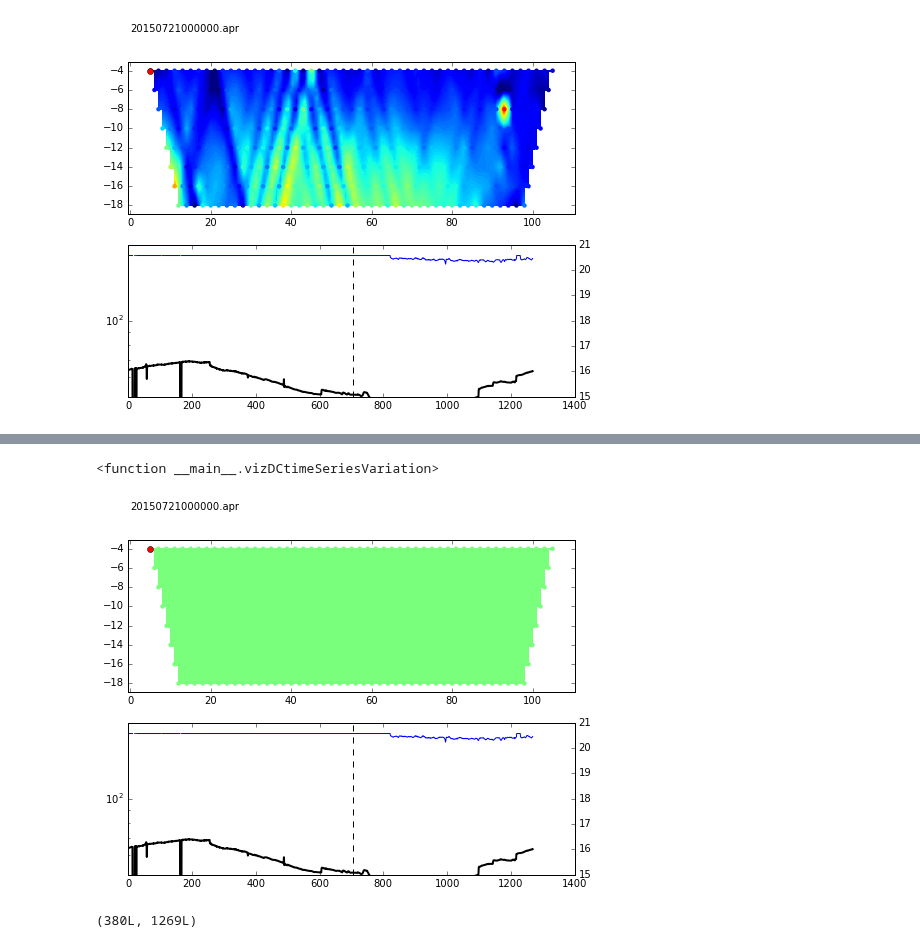
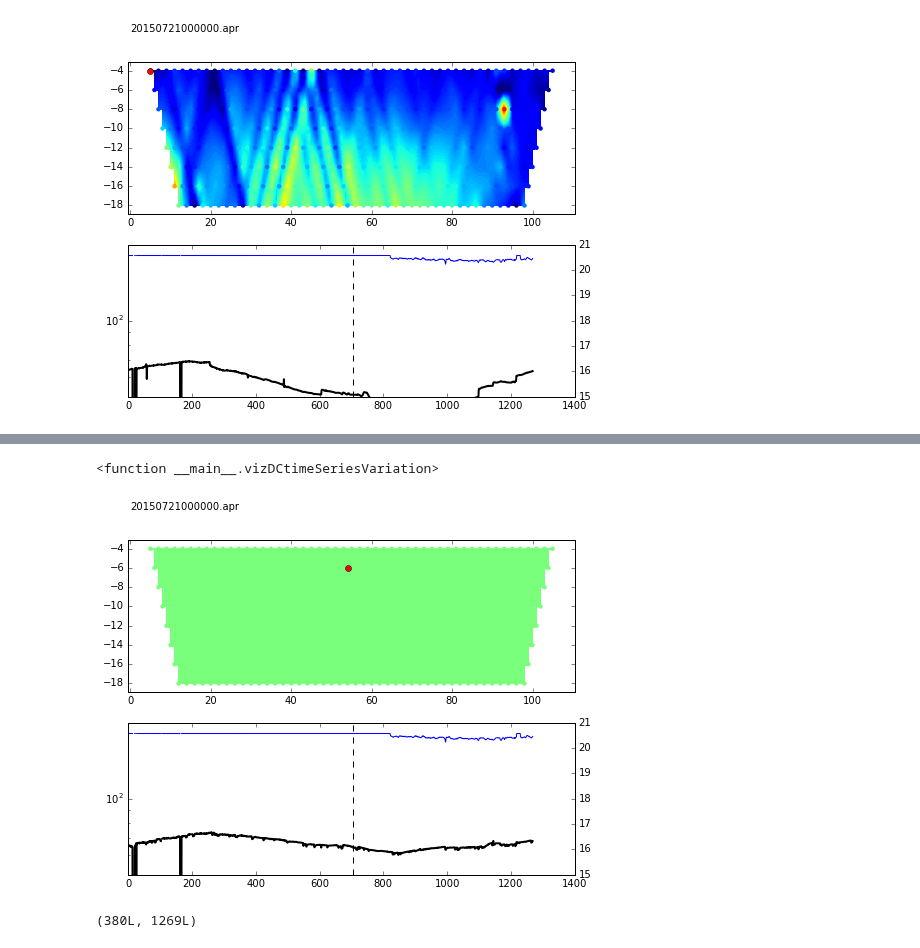
Before and after one commit to sgkang/DamGeophysics, a Jupyter notebook: notebook/ReadFilesAlldata831.ipynb, the cells around one changed output, grey strips where cells are left out. Saved outputs shown, nothing was run; the diff lists cells and outputs as text; code cells hidden in the pictures.

```diff
--- a/notebook/ReadFilesAlldata831.ipynb
+++ b/notebook/ReadFilesAlldata831.ipynb
@@ -150,9 +152,9 @@ print itime_ref
 # %%
-interact(vizDCtimeSeriesVariation, idatum=IntSlider(min=0, max=300, step=1, value=0),
+interact(vizDCtimeSeriesVariation, idatum=IntSlider(min=0, max=300, step=1, value=75),
         itime=IntSlider(min=0, max=DATA.shape[1]-1, step=1, value=705))
 # %% [output]
 <function __main__.vizDCtimeSeriesVariation>
-[figure, old version]
+[figure, new version]
 # %%
 DATA.shape
 # %% [output]
```
Also changed, not shown: parts of 4 cells of this notebook, 4 other files.
